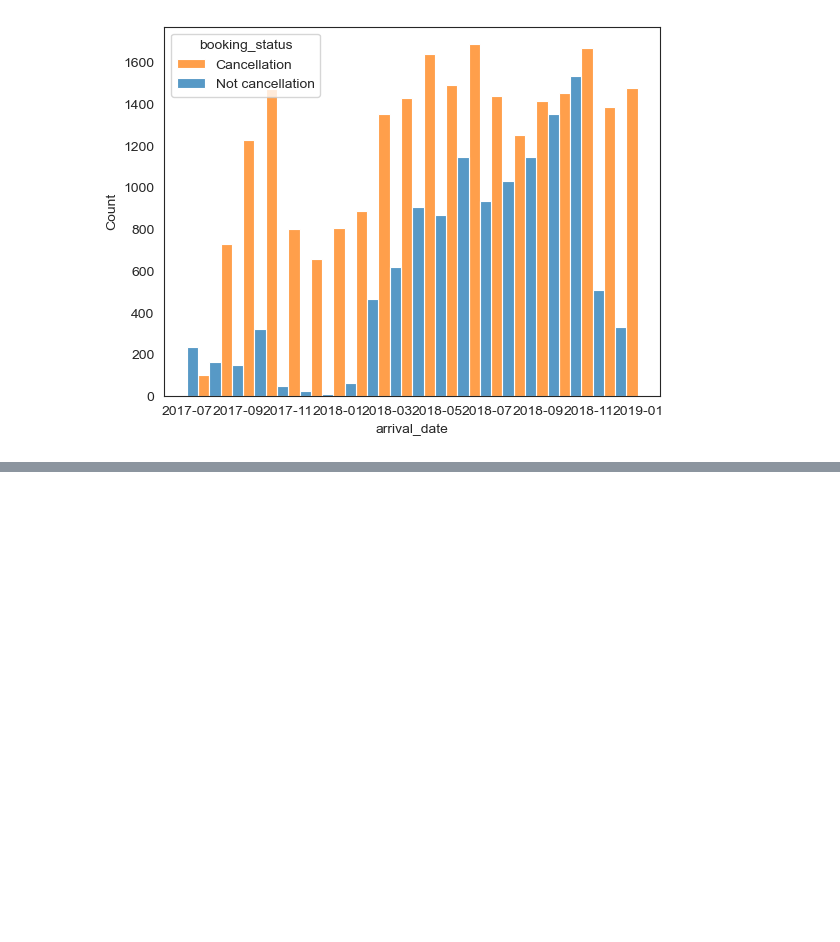
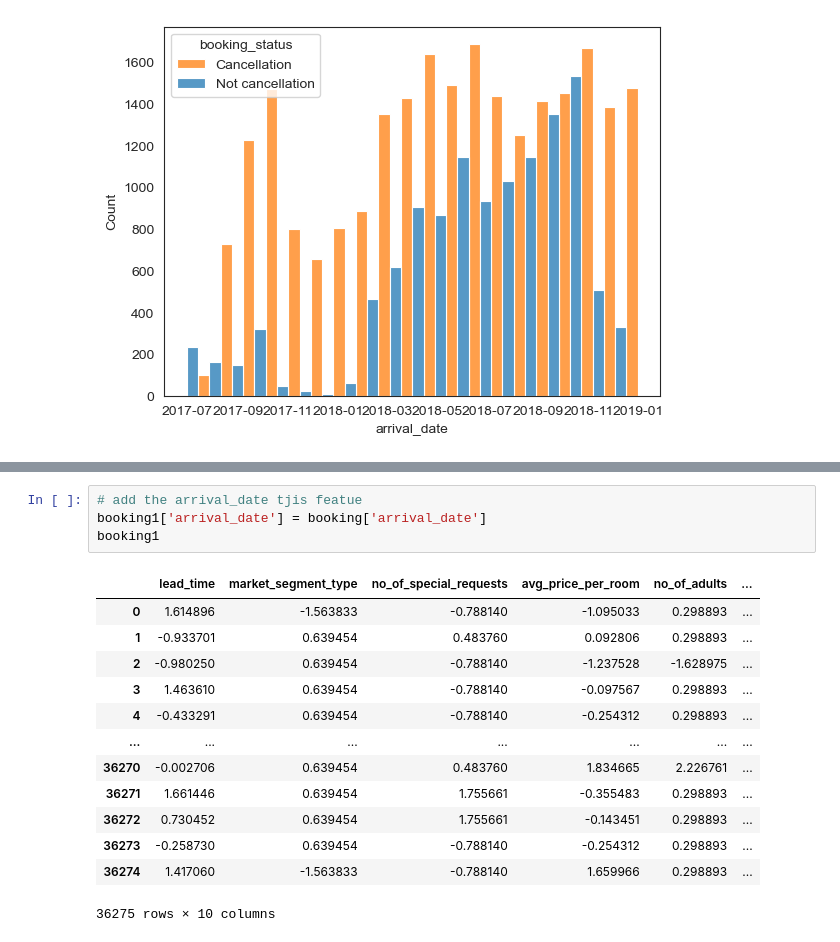
Before and after one commit to notfakearcher/yanjun, a Jupyter notebook: projects/statistics/central_tendency/cancellation _booking/cancellation_booking.ipynb, the cells around one changed output, grey strips where cells are left out. Saved outputs shown, nothing was run; the diff lists cells and outputs as text; blank space fills up the shorter version.

```diff
--- a/projects/statistics/central_tendency/cancellation _booking/cancellation_booking.ipynb
+++ b/projects/statistics/central_tendency/cancellation _booking/cancellation_booking.ipynb
@@ -142,0 +161,18 @@ plt.show()
+# %%
+# add the arrival_date tjis featue
+booking1['arrival_date'] = booking['arrival_date']
+booking1
+# %% [output]
+|  | lead_time | market_segment_type | no_of_special_requests | avg_price_per_room | no_of_adults | ... |
+| 0 | 1.614896 | -1.563833 | -0.788140 | -1.095033 | 0.298893 | ... |
+| 1 | -0.933701 | 0.639454 | 0.483760 | 0.092806 | 0.298893 | ... |
+| 2 | -0.980250 | 0.639454 | -0.788140 | -1.237528 | -1.628975 | ... |
+| 3 | 1.463610 | 0.639454 | -0.788140 | -0.097567 | 0.298893 | ... |
+| 4 | -0.433291 | 0.639454 | -0.788140 | -0.254312 | 0.298893 | ... |
+| ... | ... | ... | ... | ... | ... | ... |
+| 36270 | -0.002706 | 0.639454 | 0.483760 | 1.834665 | 2.226761 | ... |
+| 36271 | 1.661446 | 0.639454 | 1.755661 | -0.355483 | 0.298893 | ... |
+| 36272 | 0.730452 | 0.639454 | 1.755661 | -0.143451 | 0.298893 | ... |
+| 36273 | -0.258730 | 0.639454 | -0.788140 | -0.254312 | 0.298893 | ... |
+| 36274 | 1.417060 | -1.563833 | -0.788140 | 1.659966 | 0.298893 | ... |
+36275 rows × 10 columns
```
Also changed, not shown: parts of 4 cells of this notebook.
